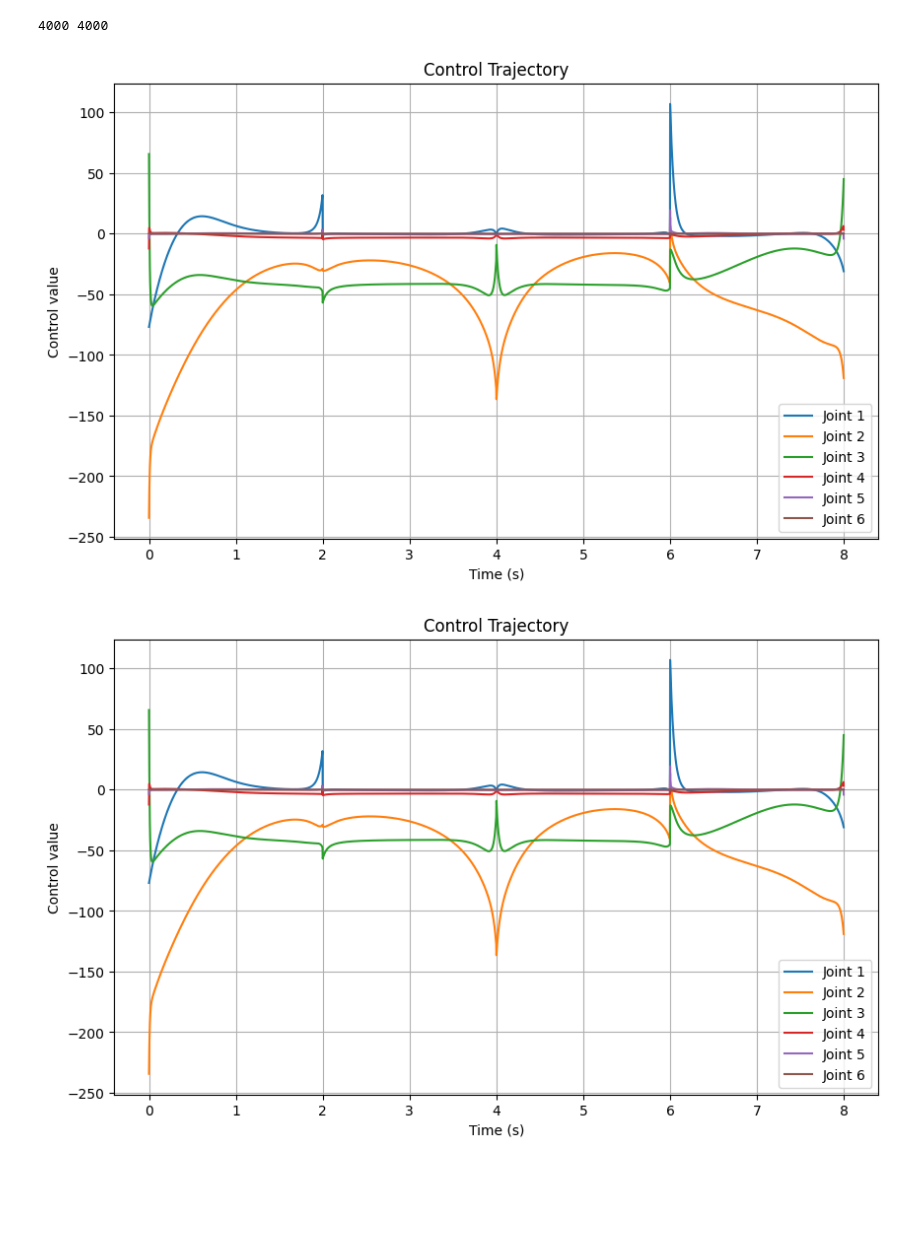
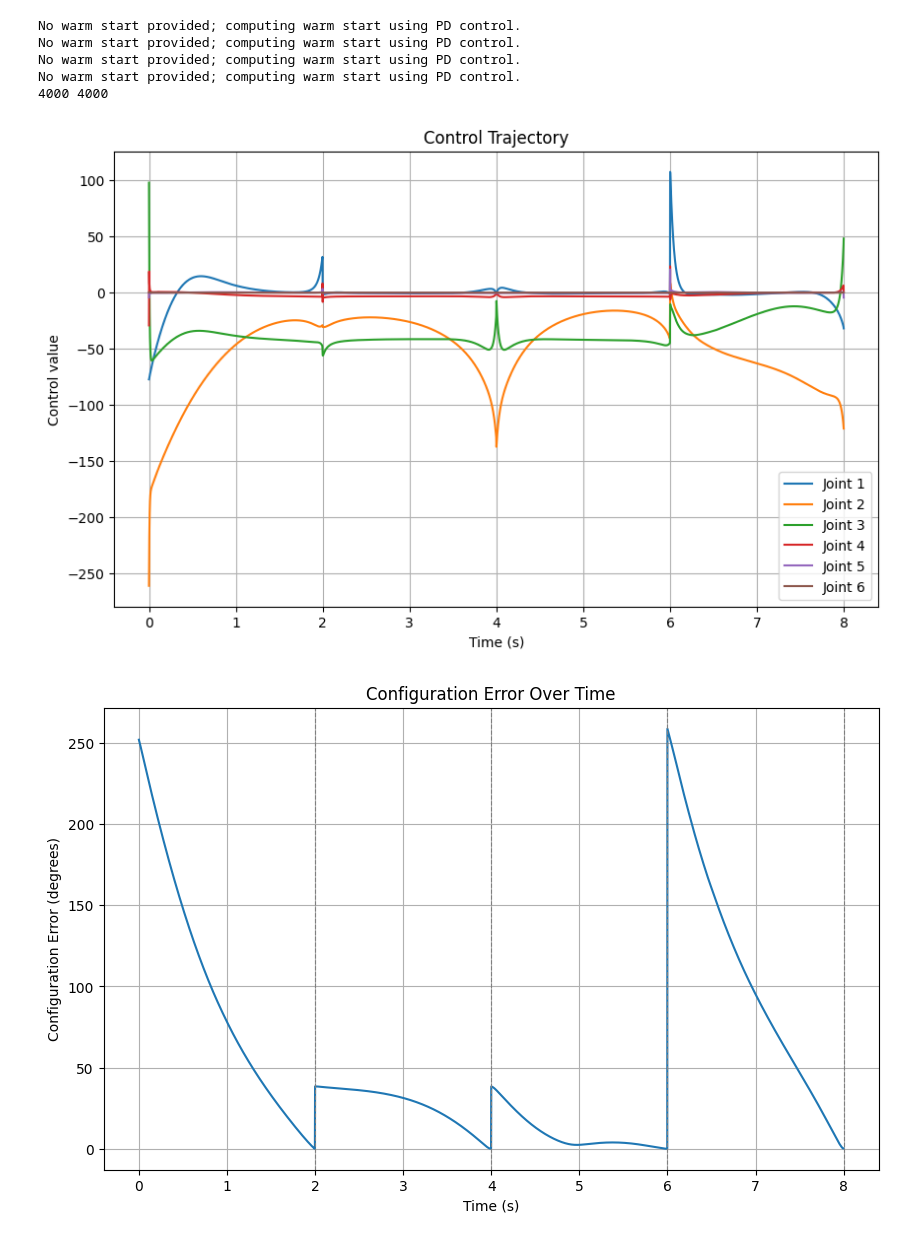
Before and after one commit to Krasa35/optimal, a Jupyter notebook: examples/200_Crocoddyl_joint.ipynb, the cells around one changed output. Drawn from its saved outputs; the diff is of its cells as text; code cells hidden in the pictures; blank space fills up the shorter version.

```diff
--- a/examples/200_Crocoddyl_joint.ipynb
+++ b/examples/200_Crocoddyl_joint.ipynb
@@ -11,34 +11,40 @@ type = UR10_sandbox
 robot_mj_model = RobotMujocoModel(type.mjcf_path, type.list_of_joints)
 robot_pin_model = RobotPinocchioModel(type.urdf_path, type.list_of_joints)
 
 DT = robot_mj_model.model.opt.timestep
 path = [robot_pin_model.current_q(),
      np.array([-1.8, -1.8, 1.8, -1.8, -1.8, 1.8]),
      np.array([-1.8, -1.2, 1.5, -1.8, -1.8, 1.8]),
      np.array([-1.8, -1.8, 1.8, -1.8, -1.8, 1.8]),
      np.array([0.4, -0.4, 1.5, -0.8, 1.5, 0.5])]
 controller = RobotController(robot_pin_model)
 xs, us = [], []
 v_start = np.zeros(len(robot_pin_model.v_indices))
 for i in range(len(path) - 1):
     start = np.concatenate([path[i], v_start])
     target = np.concatenate([path[i+1], np.zeros(len(robot_pin_model.v_indices))])
     t_xs, t_us = controller.compute_control(x_start=start,
                                         x_goal=target,
                                         T=1000, DT=DT, kp=type.kp, kd=type.kd,
                                         option="crocoddyl", solver=crocoddyl.SolverBoxFDDP)
     xs.extend(t_xs)
     us.extend(t_us)
     v_start = xs[-1][len(robot_pin_model.q_indices):]
 
 print(len(xs), len(us))
 # xs_real, us_real = robot_mj_model.visualize("position", xs=xs, dt=DT, hold=False)
 # xs_real, us_real = robot_mj_model.visualize("control", us=us, xs=xs, kp=type.closed_loop_kp, kd=type.closed_loop_kd, dt=DT, hold=False, plot=True)
-xs_real, us_real = robot_mj_model.visualize("control", us=us, dt=DT, hold=False)
-robot_mj_model.plot_controls(us, dt=DT)
+# xs_real, us_real = robot_mj_model.visualize("control", us=us, dt=DT, hold=False)
+xs_real, us_real = robot_mj_model.simulate_control(us=us, xs=xs, kp=type.kp, kd=type.kd)
+# xs_real, us_real = robot_mj_model.simulate_control(us=us)
+# robot_mj_model.plot_controls(us, dt=DT)
 robot_mj_model.plot_controls(us_real, dt=DT)
 robot_mj_model.plot_error(xs_real, path[1:], segment_lengths=[1000]*len(path), dt=DT)
 # %% [output]
+No warm start provided; computing warm start using PD control.
+No warm start provided; computing warm start using PD control.
+No warm start provided; computing warm start using PD control.
+No warm start provided; computing warm start using PD control.
 4000 4000
-[figure, old version]
+[figure, new version]
-[figure, old version]
+[figure, new version]
```
Also changed, not shown: parts of 2 cells of this notebook, 8 other files.
